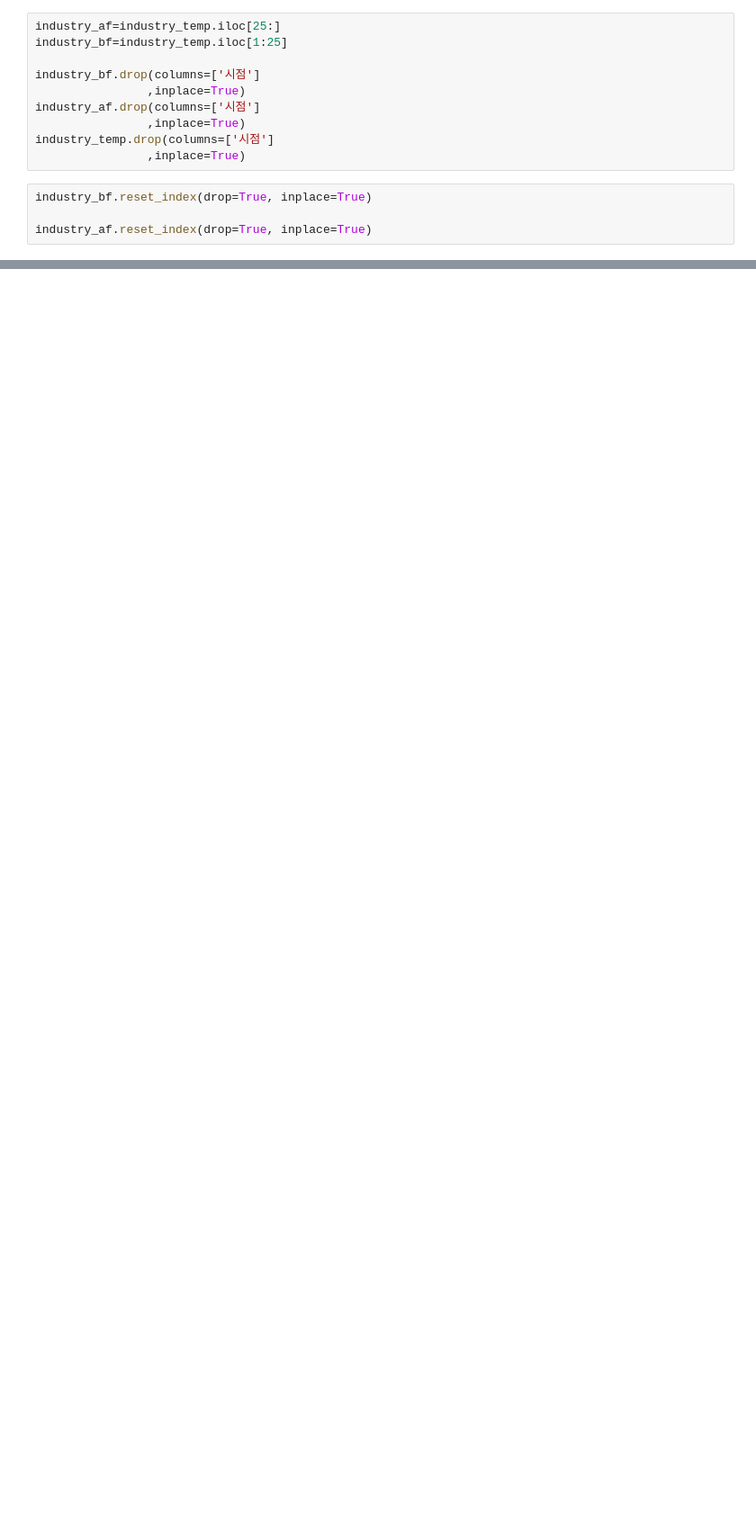
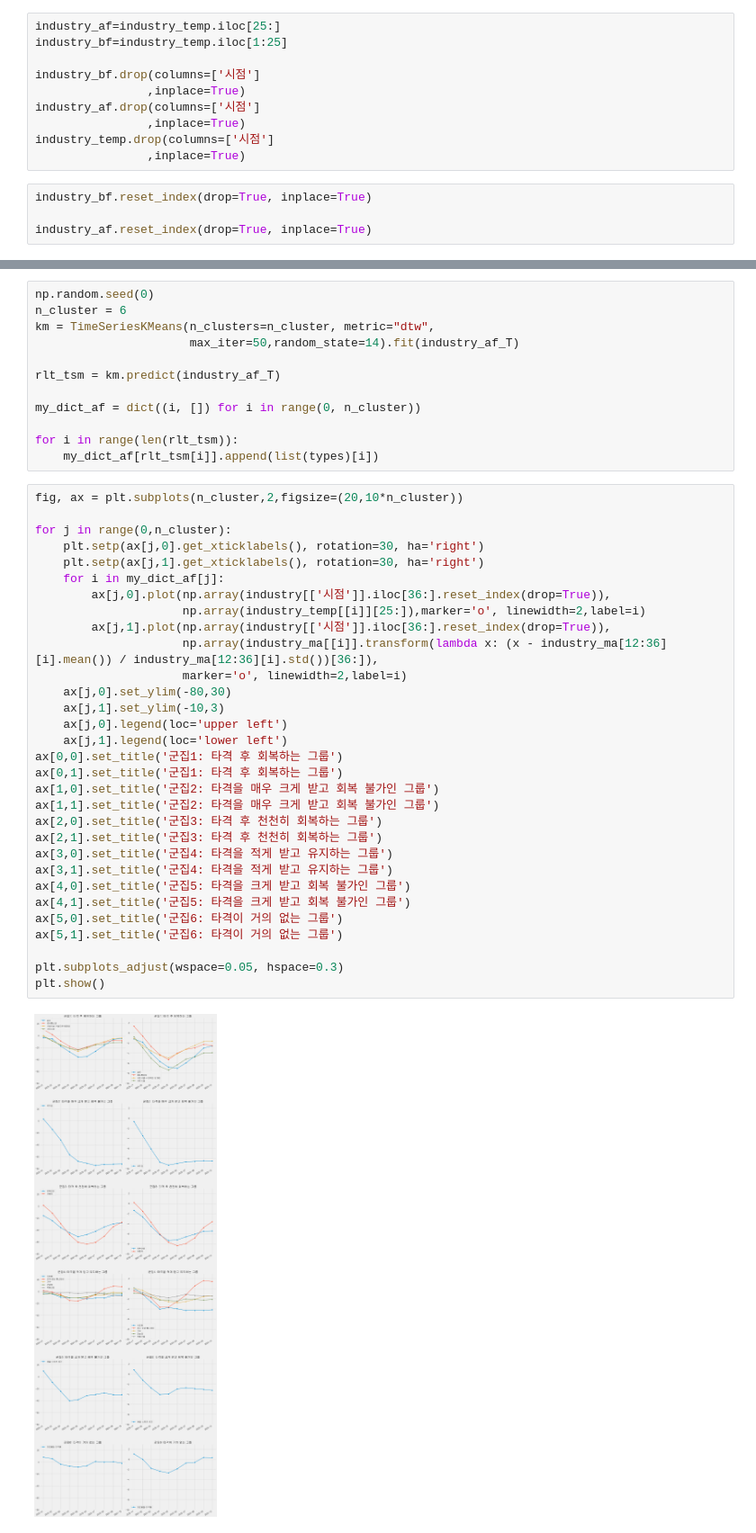
Before and after one commit to BaeHyungjun/TeamFPB, a Jupyter notebook: 강민석/업종별-final-seaon_diff_ma.ipynb, the cells around one changed output, grey strips where cells are left out. Shown at 90% size. Drawn from its saved outputs; the diff is of its cells as text; blank space fills up the shorter version.

```diff
--- a/강민석/업종별-final-seaon_diff_ma.ipynb
+++ b/강민석/업종별-final-seaon_diff_ma.ipynb
@@ -230,0 +278,45 @@ my_dict_bf
+# %%
+np.random.seed(0)
+n_cluster = 6
+km = TimeSeriesKMeans(n_clusters=n_cluster, metric="dtw",
+                      max_iter=50,random_state=14).fit(industry_af_T)
+
+rlt_tsm = km.predict(industry_af_T)
+
+my_dict_af = dict((i, []) for i in range(0, n_cluster))
+
+for i in range(len(rlt_tsm)):
+    my_dict_af[rlt_tsm[i]].append(list(types)[i])
+# %%
+fig, ax = plt.subplots(n_cluster,2,figsize=(20,10*n_cluster))
+
+for j in range(0,n_cluster):
+    plt.setp(ax[j,0].get_xticklabels(), rotation=30, ha='right')
+    plt.setp(ax[j,1].get_xticklabels(), rotation=30, ha='right')
+    for i in my_dict_af[j]:
+        ax[j,0].plot(np.array(industry[['시점']].iloc[36:].reset_index(drop=True)),
+                     np.array(industry_temp[[i]][25:]),marker='o', linewidth=2,label=i)
+        ax[j,1].plot(np.array(industry[['시점']].iloc[36:].reset_index(drop=True)),
+                     np.array(industry_ma[[i]].transform(lambda x: (x - industry_ma[12:36][i].mean()) / industry_ma[12:36][i].std())[36:]),
+                     marker='o', linewidth=2,label=i)
+    ax[j,0].set_ylim(-80,30)
+    ax[j,1].set_ylim(-10,3)
+    ax[j,0].legend(loc='upper left')
+    ax[j,1].legend(loc='lower left')
+ax[0,0].set_title('군집1: 타격 후 회복하는 그룹')
+ax[0,1].set_title('군집1: 타격 후 회복하는 그룹')
+ax[1,0].set_title('군집2: 타격을 매우 크게 받고 회복 불가인 그룹')
+ax[1,1].set_title('군집2: 타격을 매우 크게 받고 회복 불가인 그룹')
+ax[2,0].set_title('군집3: 타격 후 천천히 회복하는 그룹')
+ax[2,1].set_title('군집3: 타격 후 천천히 회복하는 그룹')
+ax[3,0].set_title('군집4: 타격을 적게 받고 유지하는 그룹')
+ax[3,1].set_title('군집4: 타격을 적게 받고 유지하는 그룹')
+ax[4,0].set_title('군집5: 타격을 크게 받고 회복 불가인 그룹')
+ax[4,1].set_title('군집5: 타격을 크게 받고 회복 불가인 그룹')
+ax[5,0].set_title('군집6: 타격이 거의 없는 그룹')
+ax[5,1].set_title('군집6: 타격이 거의 없는 그룹')
+
+plt.subplots_adjust(wspace=0.05, hspace=0.3)
+plt.show()
+# %% [output]
+[figure, added]
```
Also changed, not shown: parts of 45 cells of this notebook.
